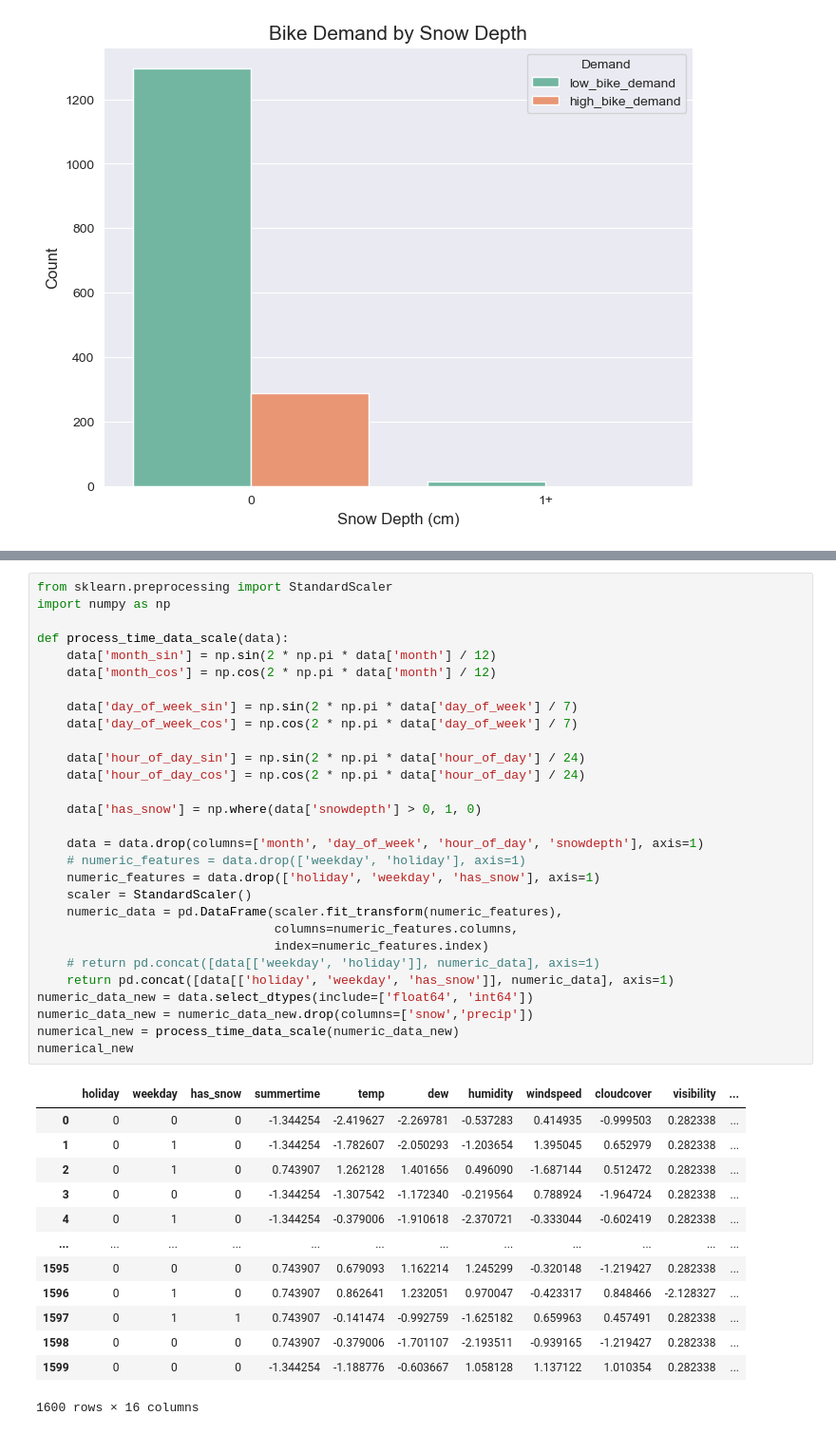
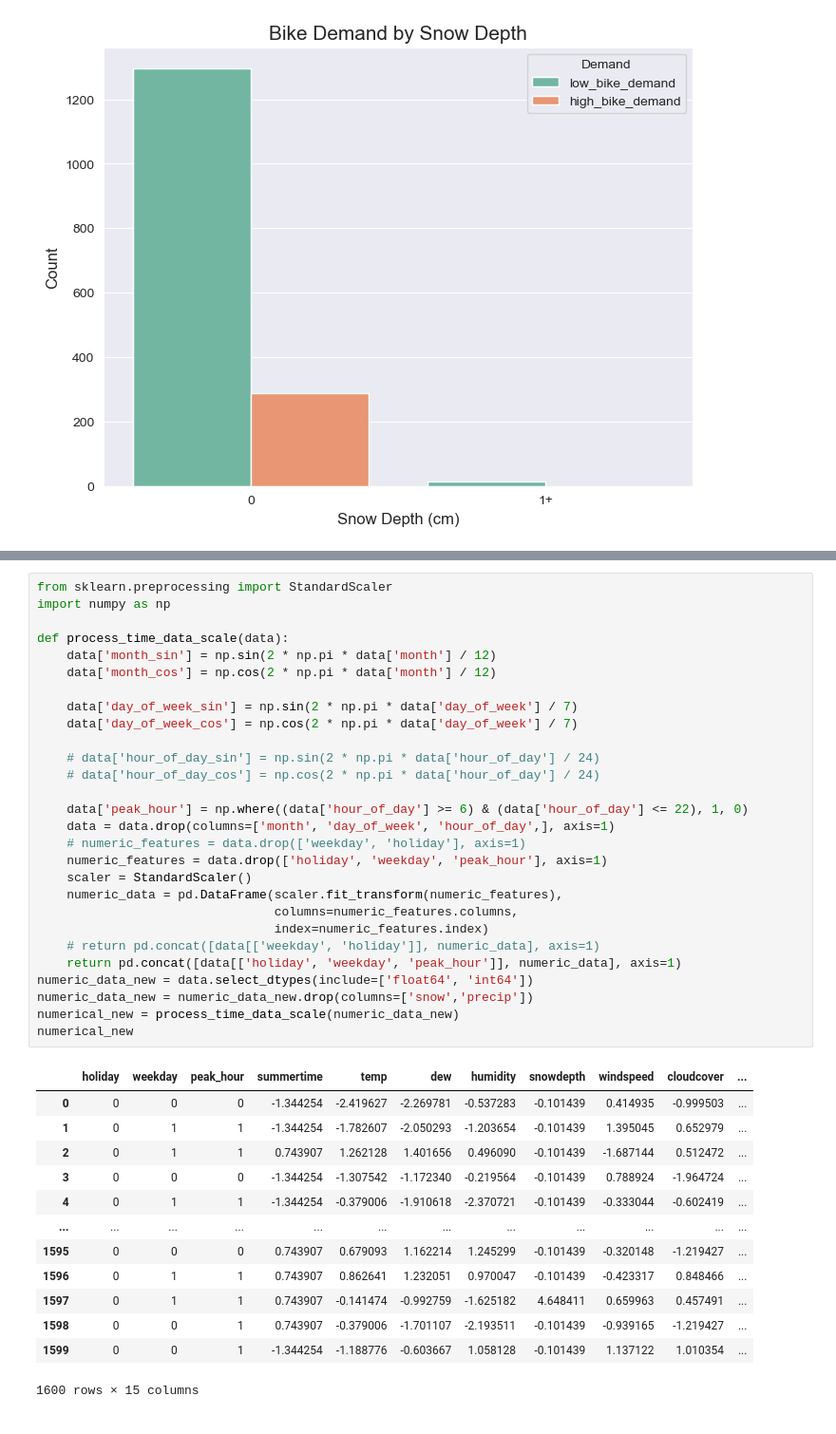
Before and after one commit to mihoyoMhb/SMLproject, a Jupyter notebook: New.ipynb, the cells around one changed output, grey strips where cells are left out. Shown at 95% size. Cells and saved outputs as stored; diff of their text form.

```diff
--- a/New.ipynb
+++ b/New.ipynb
@@ -95,43 +139,42 @@ plt.show()
 # %%
 from sklearn.preprocessing import StandardScaler
 import numpy as np
 
 def process_time_data_scale(data):
     data['month_sin'] = np.sin(2 * np.pi * data['month'] / 12)
     data['month_cos'] = np.cos(2 * np.pi * data['month'] / 12)
 
     data['day_of_week_sin'] = np.sin(2 * np.pi * data['day_of_week'] / 7)
     data['day_of_week_cos'] = np.cos(2 * np.pi * data['day_of_week'] / 7)
 
-    data['hour_of_day_sin'] = np.sin(2 * np.pi * data['hour_of_day'] / 24)
-    data['hour_of_day_cos'] = np.cos(2 * np.pi * data['hour_of_day'] / 24)
+    # data['hour_of_day_sin'] = np.sin(2 * np.pi * data['hour_of_day'] / 24)
+    # data['hour_of_day_cos'] = np.cos(2 * np.pi * data['hour_of_day'] / 24)
 
-    data['has_snow'] = np.where(data['snowdepth'] > 0, 1, 0)
-
-    data = data.drop(columns=['month', 'day_of_week', 'hour_of_day', 'snowdepth'], axis=1)
+    data['peak_hour'] = np.where((data['hour_of_day'] >= 6) & (data['hour_of_day'] <= 22), 1, 0)
+    data = data.drop(columns=['month', 'day_of_week', 'hour_of_day',], axis=1)
     # numeric_features = data.drop(['weekday', 'holiday'], axis=1)
-    numeric_features = data.drop(['holiday', 'weekday', 'has_snow'], axis=1)
+    numeric_features = data.drop(['holiday', 'weekday', 'peak_hour'], axis=1)
     scaler = StandardScaler()
     numeric_data = pd.DataFrame(scaler.fit_transform(numeric_features),
                                 columns=numeric_features.columns,
                                 index=numeric_features.index)
     # return pd.concat([data[['weekday', 'holiday']], numeric_data], axis=1)
-    return pd.concat([data[['holiday', 'weekday', 'has_snow']], numeric_data], axis=1)
+    return pd.concat([data[['holiday', 'weekday', 'peak_hour']], numeric_data], axis=1)
 numeric_data_new = data.select_dtypes(include=['float64', 'int64'])
 numeric_data_new = numeric_data_new.drop(columns=['snow','precip'])
 numerical_new = process_time_data_scale(numeric_data_new)
 numerical_new
 # %% [output]
-|  | holiday | weekday | has_snow | summertime | temp | dew | humidity | windspeed | cloudcover | visibility | ... |
-| 0 | 0 | 0 | 0 | -1.344254 | -2.419627 | -2.269781 | -0.537283 | 0.414935 | -0.999503 | 0.282338 | ... |
-| 1 | 0 | 1 | 0 | -1.344254 | -1.782607 | -2.050293 | -1.203654 | 1.395045 | 0.652979 | 0.282338 | ... |
-| 2 | 0 | 1 | 0 | 0.743907 | 1.262128 | 1.401656 | 0.496090 | -1.687144 | 0.512472 | 0.282338 | ... |
-| 3 | 0 | 0 | 0 | -1.344254 | -1.307542 | -1.172340 | -0.219564 | 0.788924 | -1.964724 | 0.282338 | ... |
-| 4 | 0 | 1 | 0 | -1.344254 | -0.379006 | -1.910618 | -2.370721 | -0.333044 | -0.602419 | 0.282338 | ... |
+|  | holiday | weekday | peak_hour | summertime | temp | dew | humidity | snowdepth | windspeed | cloudcover | ... |
+| 0 | 0 | 0 | 0 | -1.344254 | -2.419627 | -2.269781 | -0.537283 | -0.101439 | 0.414935 | -0.999503 | ... |
+| 1 | 0 | 1 | 1 | -1.344254 | -1.782607 | -2.050293 | -1.203654 | -0.101439 | 1.395045 | 0.652979 | ... |
+| 2 | 0 | 1 | 1 | 0.743907 | 1.262128 | 1.401656 | 0.496090 | -0.101439 | -1.687144 | 0.512472 | ... |
+| 3 | 0 | 0 | 0 | -1.344254 | -1.307542 | -1.172340 | -0.219564 | -0.101439 | 0.788924 | -1.964724 | ... |
+| 4 | 0 | 1 | 1 | -1.344254 | -0.379006 | -1.910618 | -2.370721 | -0.101439 | -0.333044 | -0.602419 | ... |
 | ... | ... | ... | ... | ... | ... | ... | ... | ... | ... | ... | ... |
-| 1595 | 0 | 0 | 0 | 0.743907 | 0.679093 | 1.162214 | 1.245299 | -0.320148 | -1.219427 | 0.282338 | ... |
-| 1596 | 0 | 1 | 0 | 0.743907 | 0.862641 | 1.232051 | 0.970047 | -0.423317 | 0.848466 | -2.128327 | ... |
-| 1597 | 0 | 1 | 1 | 0.743907 | -0.141474 | -0.992759 | -1.625182 | 0.659963 | 0.457491 | 0.282338 | ... |
-| 1598 | 0 | 0 | 0 | 0.743907 | -0.379006 | -1.701107 | -2.193511 | -0.939165 | -1.219427 | 0.282338 | ... |
-| 1599 | 0 | 0 | 0 | -1.344254 | -1.188776 | -0.603667 | 1.058128 | 1.137122 | 1.010354 | 0.282338 | ... |
+| 1595 | 0 | 0 | 0 | 0.743907 | 0.679093 | 1.162214 | 1.245299 | -0.101439 | -0.320148 | -1.219427 | ... |
+| 1596 | 0 | 1 | 1 | 0.743907 | 0.862641 | 1.232051 | 0.970047 | -0.101439 | -0.423317 | 0.848466 | ... |
+| 1597 | 0 | 1 | 1 | 0.743907 | -0.141474 | -0.992759 | -1.625182 | 4.648411 | 0.659963 | 0.457491 | ... |
+| 1598 | 0 | 0 | 1 | 0.743907 | -0.379006 | -1.701107 | -2.193511 | -0.101439 | -0.939165 | -1.219427 | ... |
+| 1599 | 0 | 0 | 1 | -1.344254 | -1.188776 | -0.603667 | 1.058128 | -0.101439 | 1.137122 | 1.010354 | ... |
-1600 rows × 16 columns
+1600 rows × 15 columns
```
Also changed, not shown: parts of 10 cells of this notebook, 6 other files.
